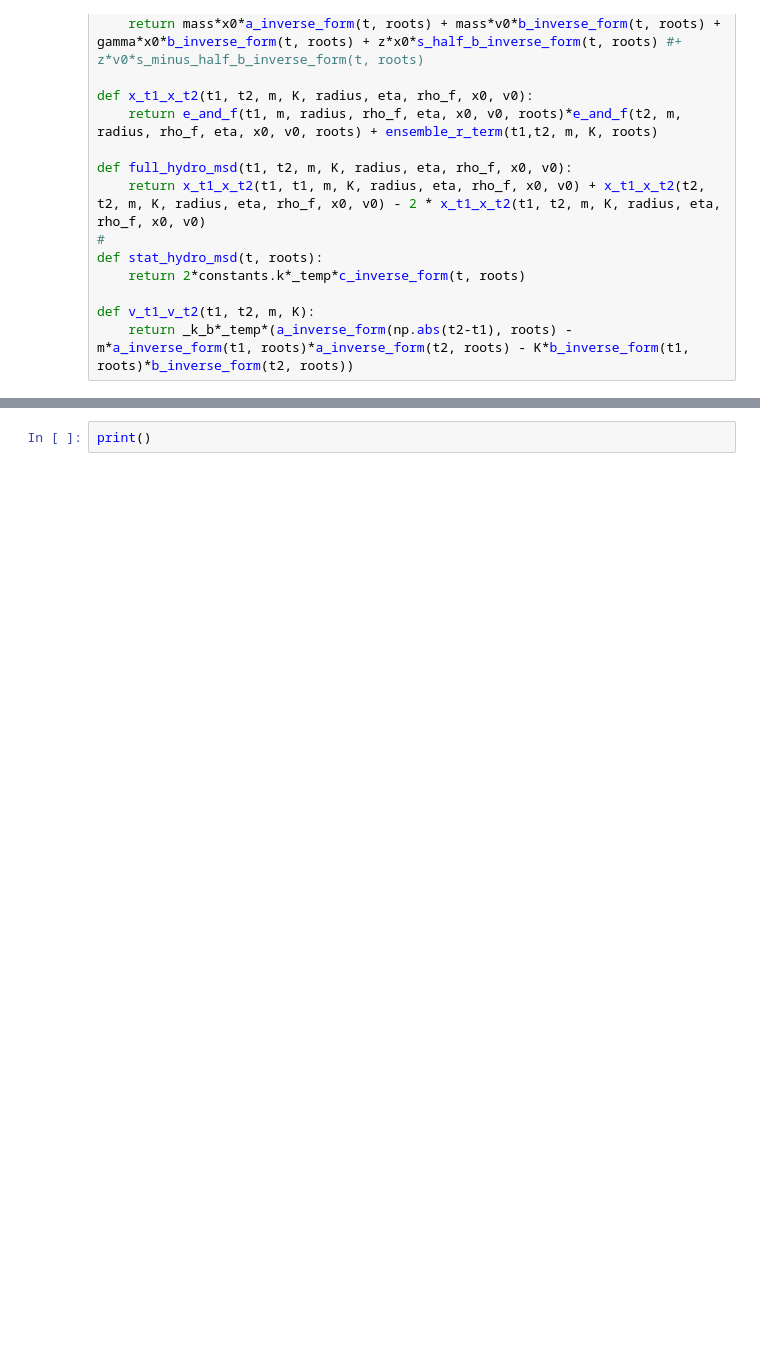
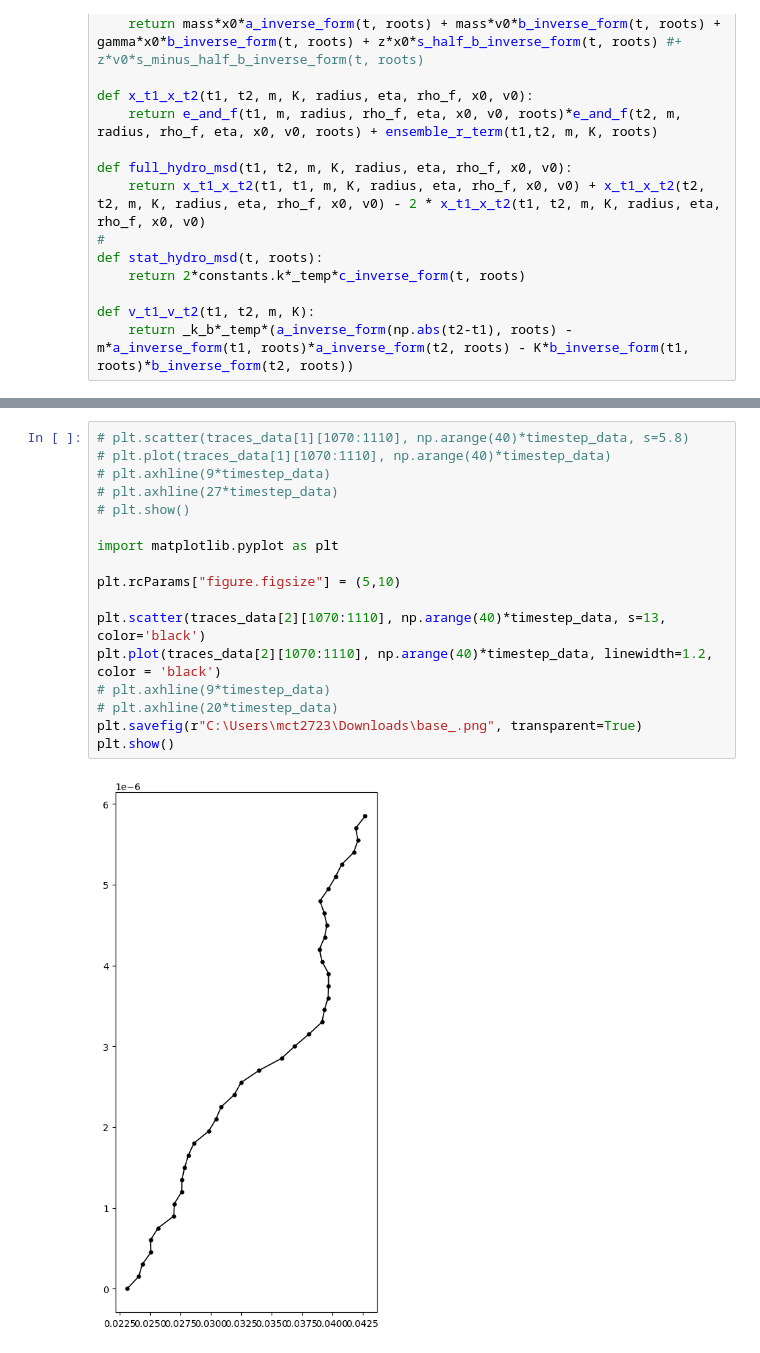
Before and after one commit to mcthumann/Brownian_Data_Analysis, a Jupyter notebook: scripts/TimeTraceGraph.ipynb, the cells around one changed output, grey strips where cells are left out. Cells and saved outputs as stored; diff of their text form; blank space fills up the shorter version.

```diff
--- a/scripts/TimeTraceGraph.ipynb
+++ b/scripts/TimeTraceGraph.ipynb
@@ -564,2 +401,19 @@ Speed 4 idx [np.int64(102960), np.int64(339515)]
 # %%
-print()
+# plt.scatter(traces_data[1][1070:1110], np.arange(40)*timestep_data, s=5.8)
+# plt.plot(traces_data[1][1070:1110], np.arange(40)*timestep_data)
+# plt.axhline(9*timestep_data)
+# plt.axhline(27*timestep_data)
+# plt.show()
+
+import matplotlib.pyplot as plt
+
+plt.rcParams["figure.figsize"] = (5,10)
+
+plt.scatter(traces_data[2][1070:1110], np.arange(40)*timestep_data, s=13, color='black')
+plt.plot(traces_data[2][1070:1110], np.arange(40)*timestep_data, linewidth=1.2, color = 'black')
+# plt.axhline(9*timestep_data)
+# plt.axhline(20*timestep_data)
+plt.savefig(r"C:\Users\mct2723\Downloads\base_.png", transparent=True)
+plt.show()
+# %% [output]
+[figure, added]
```
Also changed, not shown: parts of 12 cells of this notebook, 13 other files.
